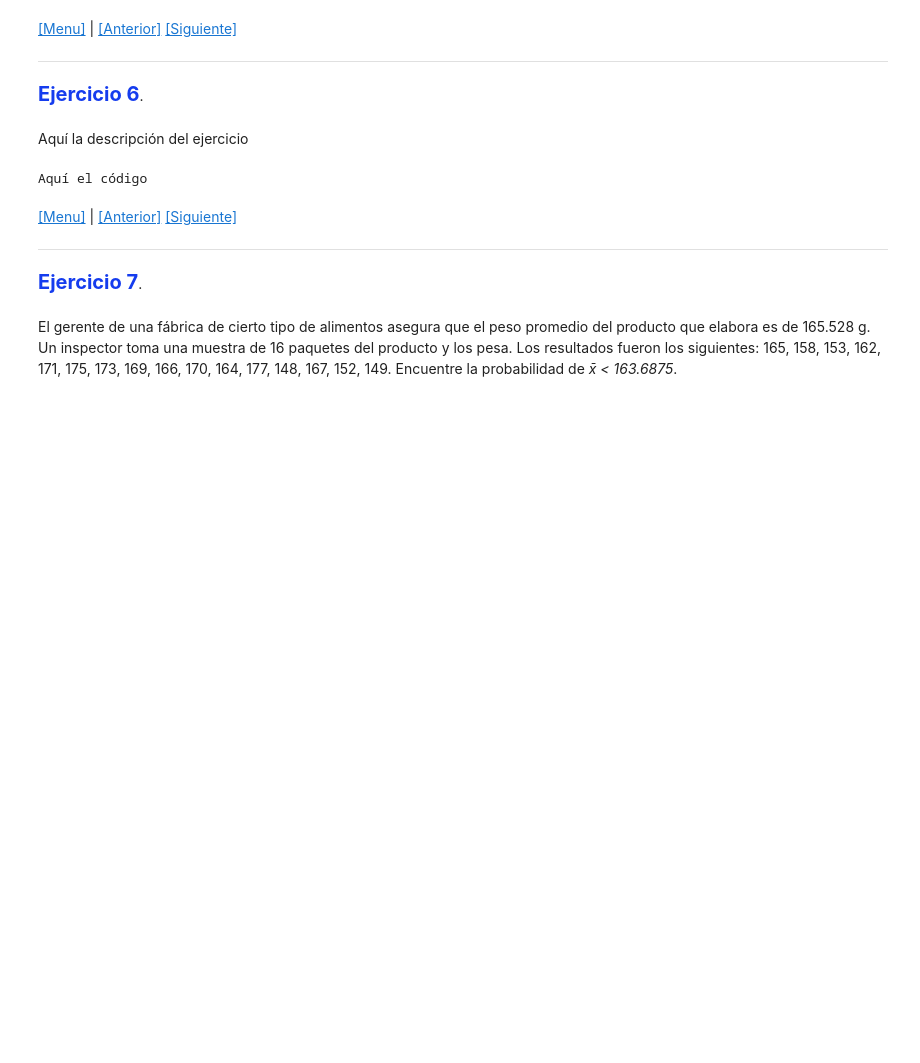
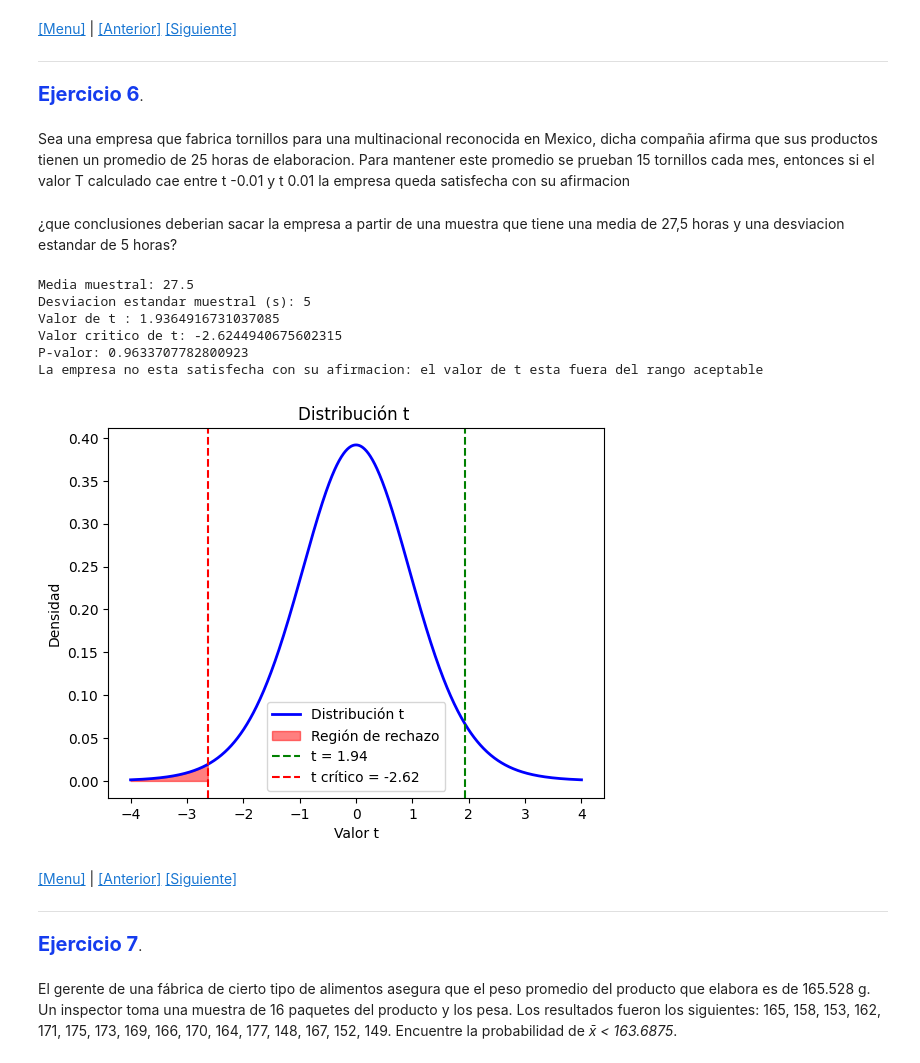
Before and after one commit to FerGonzaga/EjerciciosT4, a Jupyter notebook: t-student.ipynb, the cells around one changed output. Drawn from its saved outputs; the diff is of its cells as text; code cells hidden in the pictures; blank space fills up the shorter version.

Commit message:
Se agregaron los ejercicio 4,5,6

```diff
--- a/t-student.ipynb
+++ b/t-student.ipynb
@@ -443,12 +610,68 @@ Aquí el código
 ___
 
 <span style="color: #153CEE; font-size: 20px; font-weight: bold;">Ejercicio 6</span>.
-# %% [markdown]
-Aquí la descripción del ejercicio
-# %%
-print("Aquí el código")
-# %% [output]
-Aquí el código
+# %% [markdown]
+Sea una empresa que fabrica tornillos para una multinacional reconocida en Mexico, dicha compañia afirma que sus productos tienen un promedio de 25 horas de elaboracion. Para mantener este promedio se prueban 15 tornillos cada mes, entonces si el valor T calculado cae entre t -0.01 y  t 0.01 la empresa queda satisfecha con su afirmacion
+# %% [markdown]
+¿que conclusiones deberian sacar la empresa a partir de una muestra que tiene una media de 27,5 horas y una desviacion estandar de 5 horas?
+# %%
+import numpy as np
+from scipy import stats
+
+
+# Datos del problema
+x = 27.5  # Media muestral
+mu = 25       # Media poblacional
+s = 5         # Desviacion estandar muestral
+n = 15        # Tamaño de la muestra
+alpha = 0.01  # Nivel de significancia
+
+# Calculo del estadistico t
+t_statistic = (x - mu) / (s / (n ** 0.5))
+
+# Grados de libertad
+df = n - 1
+
+# Valor critico de t
+t_critical = stats.t.ppf(alpha, df)
+
+# Calcular el p-valor (unilateral)
+p_value = stats.t.cdf(t_statistic, df)
+
+# Mostrar resultados
+print(f"Media muestral: {x}")
+print(f"Desviacion estandar muestral (s): {s}")
+print(f"Valor de t : {t_statistic}")
+print(f"Valor critico de t: {t_critical}")
+print(f"P-valor: {p_value}")
+
+if t_statistic < t_critical or p_value < alpha:
+    print("La empresa esta satisfecha con su afirmacion: el valor de t cae dentro del rango aceptable")
+else:
+    print("La empresa no esta satisfecha con su afirmacion: el valor de t esta fuera del rango aceptable")
+
+
+# Crear grafica
+x_axis = np.linspace(-4, 4, 1000)
+t_distribution = stats.t.pdf(x_axis, df)
+
+plt.plot(x_axis, t_distribution, 'b-', lw=2, label='Distribución t')
+plt.fill_between(x_axis, t_distribution, where=(x_axis <= t_critical), color='red', alpha=0.5, label='Región de rechazo')
+plt.axvline(x=t_statistic, color='green', linestyle='--', label=f't = {t_statistic:.2f}')
+plt.axvline(x=t_critical, color='r', linestyle='--', label=f't crítico = {t_critical:.2f}')
+plt.title('Distribución t ')
+plt.xlabel('Valor t')
+plt.ylabel('Densidad')
+plt.legend()
+plt.show()
+# %% [output]
+Media muestral: 27.5
+Desviacion estandar muestral (s): 5
+Valor de t : 1.9364916731037085
+Valor critico de t: -2.6244940675602315
+P-valor: 0.9633707782800923
+La empresa no esta satisfecha con su afirmacion: el valor de t esta fuera del rango aceptable
+[figure, added]
 # %% [markdown]
 <div id=ex_7></div>
 
```
Also changed, not shown: parts of 9 cells of this notebook.
